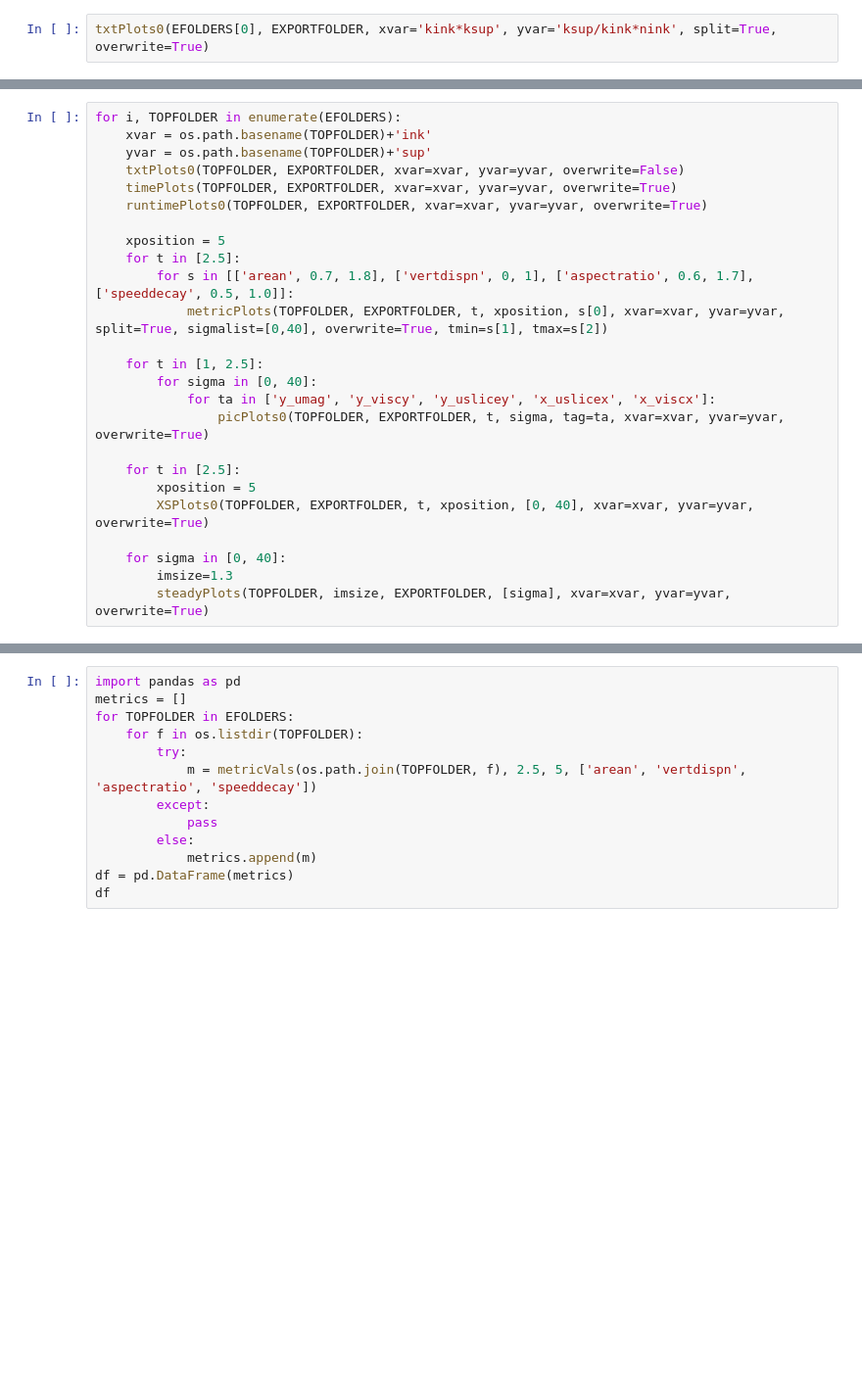
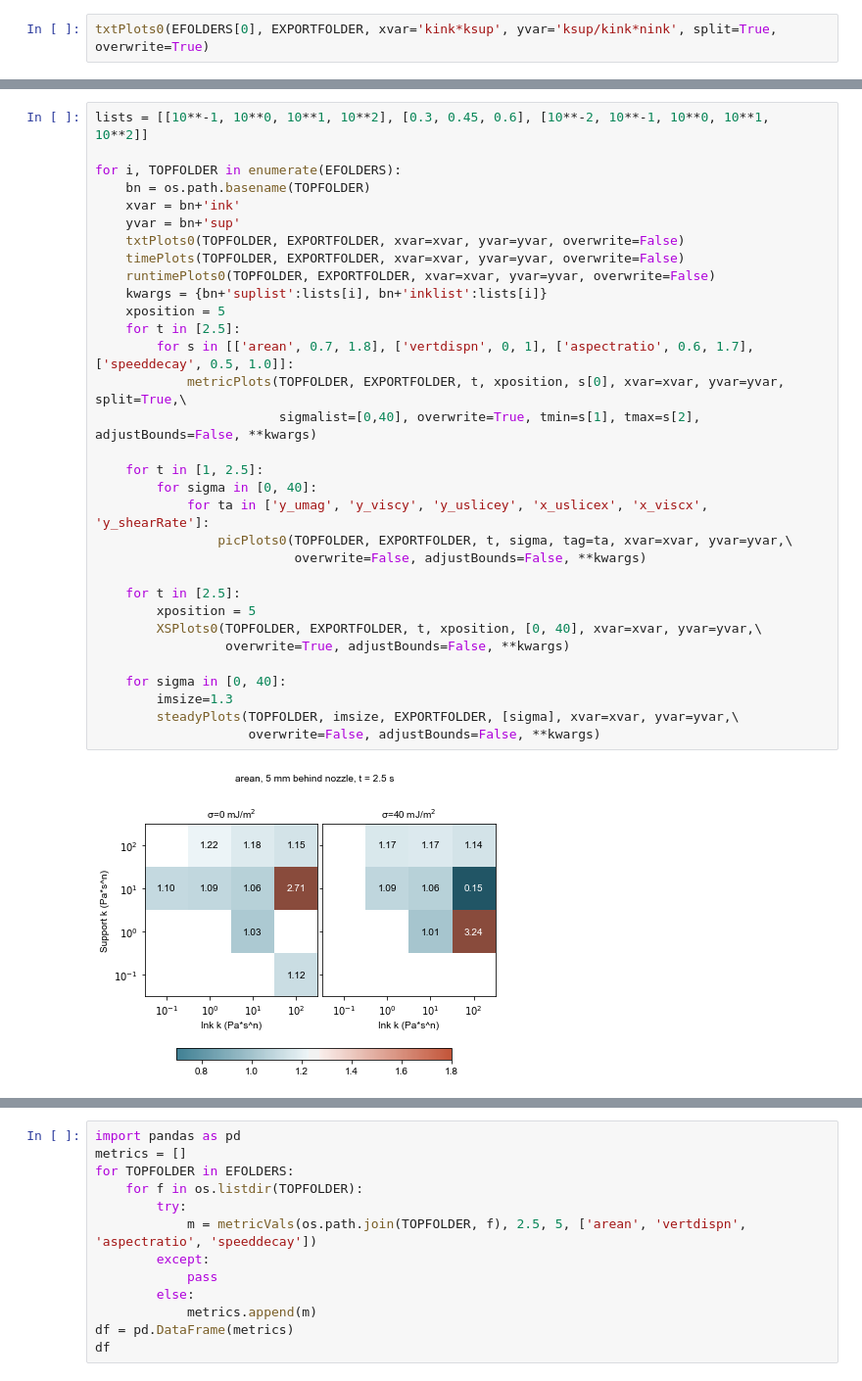
Before and after one commit to usnistgov/openfoamEmbedded3DP, a Jupyter notebook: pythonscripts/interfacemetrics_yielding.ipynb, the cells around one changed output, grey strips where cells are left out. Shown: that part at 98% size. Saved outputs shown, nothing was run; the diff lists cells and outputs as text; blank space fills up the shorter version.

```diff
--- a/pythonscripts/interfacemetrics_yielding.ipynb
+++ b/pythonscripts/interfacemetrics_yielding.ipynb
@@ -41,25 +87,34 @@ txtPlots0(EFOLDERS[0], EXPORTFOLDER, xvar='kink*ksup', yvar='ksup/kink*nink', sp
 # %%
+lists = [[10**-1, 10**0, 10**1, 10**2], [0.3, 0.45, 0.6], [10**-2, 10**-1, 10**0, 10**1, 10**2]]
+
 for i, TOPFOLDER in enumerate(EFOLDERS):
-    xvar = os.path.basename(TOPFOLDER)+'ink'
-    yvar = os.path.basename(TOPFOLDER)+'sup'
+    bn = os.path.basename(TOPFOLDER)
+    xvar = bn+'ink'
+    yvar = bn+'sup'
     txtPlots0(TOPFOLDER, EXPORTFOLDER, xvar=xvar, yvar=yvar, overwrite=False)
-    timePlots(TOPFOLDER, EXPORTFOLDER, xvar=xvar, yvar=yvar, overwrite=True)
-    runtimePlots0(TOPFOLDER, EXPORTFOLDER, xvar=xvar, yvar=yvar, overwrite=True)
-
+    timePlots(TOPFOLDER, EXPORTFOLDER, xvar=xvar, yvar=yvar, overwrite=False)
+    runtimePlots0(TOPFOLDER, EXPORTFOLDER, xvar=xvar, yvar=yvar, overwrite=False)
+    kwargs = {bn+'suplist':lists[i], bn+'inklist':lists[i]}
     xposition = 5
     for t in [2.5]:
         for s in [['arean', 0.7, 1.8], ['vertdispn', 0, 1], ['aspectratio', 0.6, 1.7], ['speeddecay', 0.5, 1.0]]:
-            metricPlots(TOPFOLDER, EXPORTFOLDER, t, xposition, s[0], xvar=xvar, yvar=yvar, split=True, sigmalist=[0,40], overwrite=True, tmin=s[1], tmax=s[2])
+            metricPlots(TOPFOLDER, EXPORTFOLDER, t, xposition, s[0], xvar=xvar, yvar=yvar, split=True,\
+                        sigmalist=[0,40], overwrite=True, tmin=s[1], tmax=s[2], adjustBounds=False, **kwargs)
 
     for t in [1, 2.5]:
         for sigma in [0, 40]:
-            for ta in ['y_umag', 'y_viscy', 'y_uslicey', 'x_uslicex', 'x_viscx']:
-                picPlots0(TOPFOLDER, EXPORTFOLDER, t, sigma, tag=ta, xvar=xvar, yvar=yvar, overwrite=True)
+            for ta in ['y_umag', 'y_viscy', 'y_uslicey', 'x_uslicex', 'x_viscx', 'y_shearRate']:
+                picPlots0(TOPFOLDER, EXPORTFOLDER, t, sigma, tag=ta, xvar=xvar, yvar=yvar,\
+                          overwrite=False, adjustBounds=False, **kwargs)
 
     for t in [2.5]:
         xposition = 5
-        XSPlots0(TOPFOLDER, EXPORTFOLDER, t, xposition, [0, 40], xvar=xvar, yvar=yvar, overwrite=True)
+        XSPlots0(TOPFOLDER, EXPORTFOLDER, t, xposition, [0, 40], xvar=xvar, yvar=yvar,\
+                 overwrite=True, adjustBounds=False, **kwargs)
 
     for sigma in [0, 40]:
         imsize=1.3
-        steadyPlots(TOPFOLDER, imsize, EXPORTFOLDER, [sigma], xvar=xvar, yvar=yvar, overwrite=True)
+        steadyPlots(TOPFOLDER, imsize, EXPORTFOLDER, [sigma], xvar=xvar, yvar=yvar,\
+                    overwrite=False, adjustBounds=False, **kwargs)
+# %% [output]
+[figure, added]
```
Also changed, not shown: parts of 11 cells of this notebook, 10 other files.
